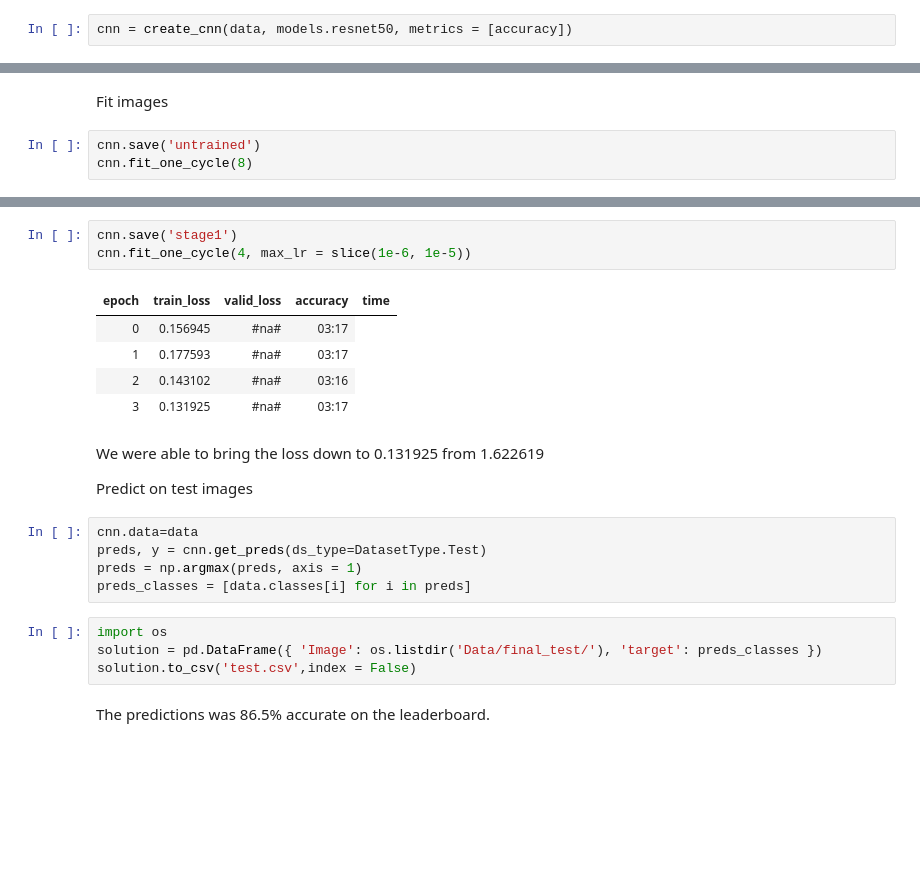
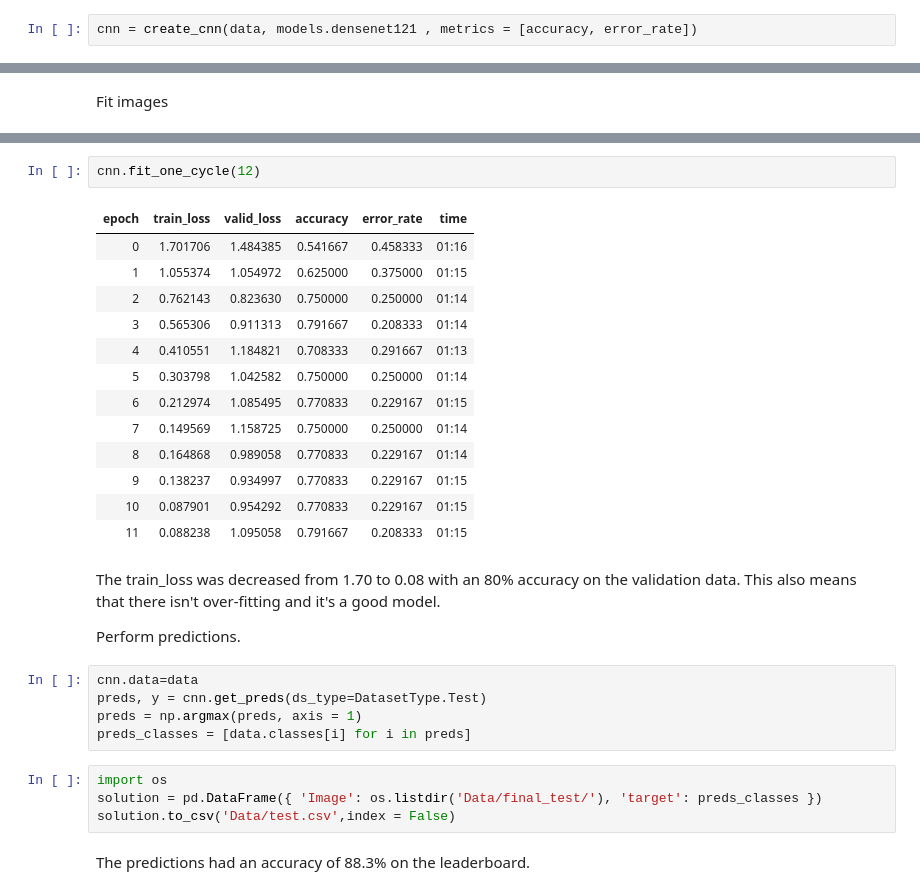
Before and after one commit to parik1999/Hackerearth_Identify_Dance_Forms, a Jupyter notebook: Notebook.ipynb, the cells around one changed output, grey strips where cells are left out. Drawn from its saved outputs; the diff is of its cells as text; blank space fills up the shorter version.

```diff
--- a/Notebook.ipynb
+++ b/Notebook.ipynb
@@ -244,2 +213,2 @@ Choose resnet50 as the pre trained model and create a CNN learner.
 # %%
-cnn = create_cnn(data, models.resnet50, metrics = [accuracy])
+cnn = create_cnn(data, models.densenet121 , metrics = [accuracy, error_rate])
@@ -248,5 +215,2 @@ Downloading: "https://download.pytorch.org/models/resnet50-19c8e357.pth" to /roo
 # %% [markdown]
 Fit images
-# %%
-cnn.save('untrained')
-cnn.fit_one_cycle(8)
@@ -274,16 +217,23 @@ LR Finder is complete, type {learner_name}.recorder.plot() to see the graph.
-# %%
-cnn.save('stage1')
-cnn.fit_one_cycle(4, max_lr = slice(1e-6, 1e-5))
-# %% [output]
-| epoch | train_loss | valid_loss | accuracy | time |
-| 0 | 0.156945 | #na# | 03:17 |
-| 1 | 0.177593 | #na# | 03:17 |
-| 2 | 0.143102 | #na# | 03:16 |
-| 3 | 0.131925 | #na# | 03:17 |
-# %% [markdown]
-We were able to bring the loss down to 0.131925 from 1.622619
-
-Predict on test images
+# %%
+cnn.fit_one_cycle(12)
+# %% [output]
+| epoch | train_loss | valid_loss | accuracy | error_rate | time |
+| 0 | 1.701706 | 1.484385 | 0.541667 | 0.458333 | 01:16 |
+| 1 | 1.055374 | 1.054972 | 0.625000 | 0.375000 | 01:15 |
+| 2 | 0.762143 | 0.823630 | 0.750000 | 0.250000 | 01:14 |
+| 3 | 0.565306 | 0.911313 | 0.791667 | 0.208333 | 01:14 |
+| 4 | 0.410551 | 1.184821 | 0.708333 | 0.291667 | 01:13 |
+| 5 | 0.303798 | 1.042582 | 0.750000 | 0.250000 | 01:14 |
+| 6 | 0.212974 | 1.085495 | 0.770833 | 0.229167 | 01:15 |
+| 7 | 0.149569 | 1.158725 | 0.750000 | 0.250000 | 01:14 |
+| 8 | 0.164868 | 0.989058 | 0.770833 | 0.229167 | 01:14 |
+| 9 | 0.138237 | 0.934997 | 0.770833 | 0.229167 | 01:15 |
+| 10 | 0.087901 | 0.954292 | 0.770833 | 0.229167 | 01:15 |
+| 11 | 0.088238 | 1.095058 | 0.791667 | 0.208333 | 01:15 |
+# %% [markdown]
+The train_loss was decreased from 1.70 to 0.08 with an 80% accuracy on the validation data. This also means that there isn't over-fitting and it's a good model.
+
+Perform predictions.
 # %%
 cnn.data=data
 preds, y = cnn.get_preds(ds_type=DatasetType.Test)
@@ -292,6 +242,6 @@ preds_classes = [data.classes[i] for i in preds]
 # %%
 import os
 solution = pd.DataFrame({ 'Image': os.listdir('Data/final_test/'), 'target': preds_classes })
-solution.to_csv('test.csv',index = False)
+solution.to_csv('Data/test.csv',index = False)
 # %% [markdown]
-The predictions was 86.5% accurate on the leaderboard.
+The predictions had an accuracy of 88.3% on the leaderboard.
```
Also changed, not shown: parts of 62 cells of this notebook.
